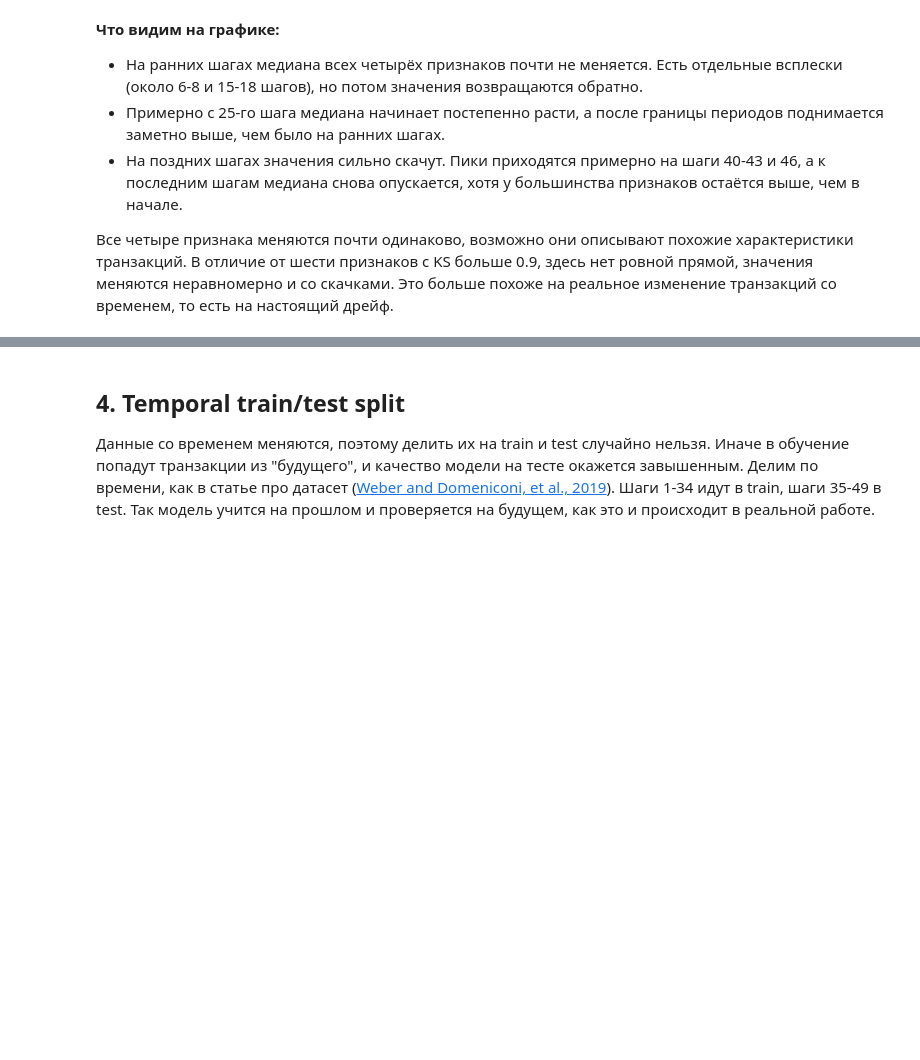
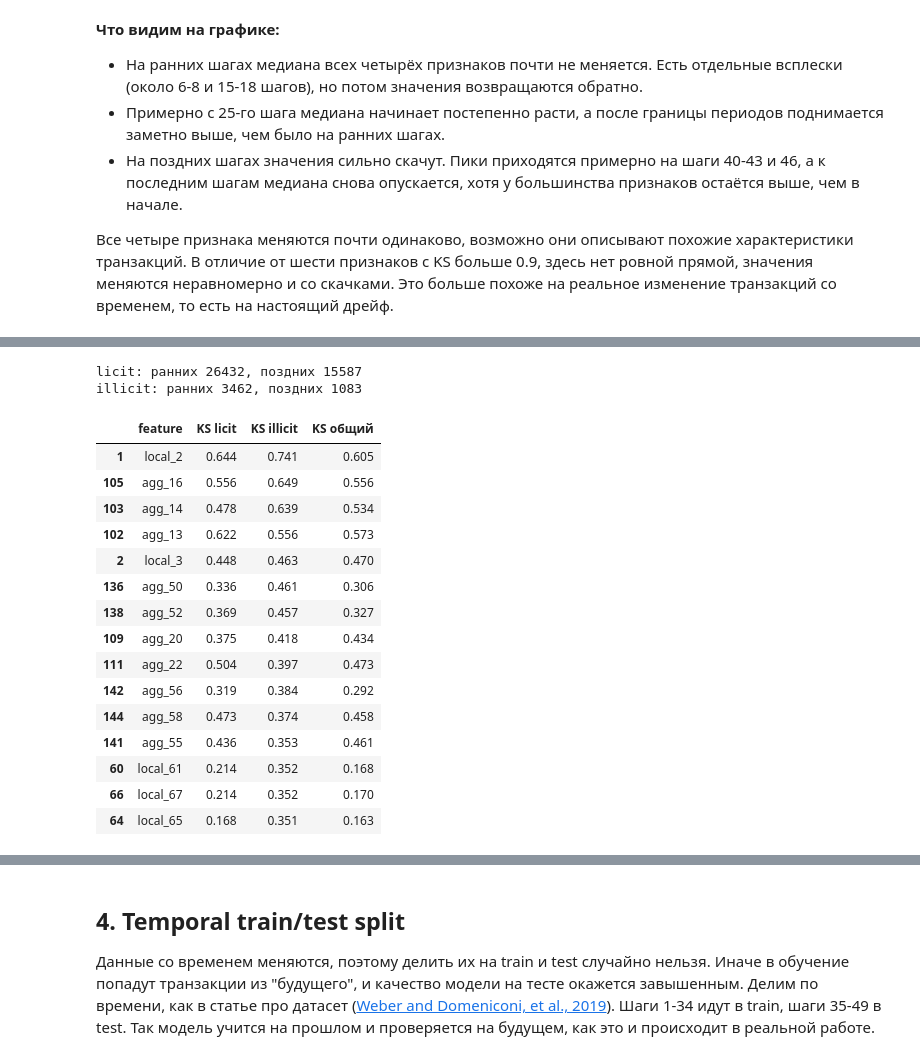
Before and after one commit to sinusxd/bitcoin-aml-detection, a Jupyter notebook: notebooks/02_eda_target_time.ipynb, the cells around one changed output, grey strips where cells are left out. Saved outputs shown, nothing was run; the diff lists cells and outputs as text; code cells hidden in the pictures; blank space fills up the shorter version.

```diff
--- a/notebooks/02_eda_target_time.ipynb
+++ b/notebooks/02_eda_target_time.ipynb
@@ -133,0 +172,17 @@ plt.show()
+# %%
+unknown_df = df[df["label"] == "unknown"]
+
+# признаки, по которым licit и illicit заметно различаются
+strong_features = ks_licit_illicit[ks_licit_illicit["KS"] > 0.2]["feature"]
+
+closer_to_licit = 0
+closer_to_illicit = 0
+
+for feature in strong_features:
+    ks_to_licit = ks_2samp(unknown_df[feature], licit_df[feature]).statistic
+    ks_to_illicit = ks_2samp(unknown_df[feature], illicit_df[feature]).statistic
+
+    if ks_to_licit < ks_to_illicit:
+        closer_to_licit += 1
+    else:
+        closer_to_illicit += 1
@@ -603,0 +683,46 @@ plt.show()
+# %%
+features_no_time = [f for f in FEATURES if f not in strange]
+
+early_licit = early[early["label"] == "licit"]
+late_licit = late[late["label"] == "licit"]
+early_illicit = early[early["label"] == "illicit"]
+late_illicit = late[late["label"] == "illicit"]
+
+print(f"licit: ранних {len(early_licit)}, поздних {len(late_licit)}")
+print(f"illicit: ранних {len(early_illicit)}, поздних {len(late_illicit)}")
+# %% [output]
+licit: ранних 26432, поздних 15587
+illicit: ранних 3462, поздних 1083
+# %%
+class_drift = []
+
+for feature in features_no_time:
+    class_drift.append({
+        "feature": feature,
+        "KS licit": ks_2samp(early_licit[feature], late_licit[feature]).statistic,
+        "KS illicit": ks_2samp(early_illicit[feature], late_illicit[feature]).statistic,
+    })
+
+class_drift = pd.DataFrame(class_drift)
+
+# добавляем общий KS из таблицы drift, чтобы сравнить
+class_drift = class_drift.merge(drift, on="feature").rename(columns={"KS": "KS общий"})
+
+class_drift.sort_values("KS illicit", ascending=False).head(15).round(3)
+# %% [output]
+|  | feature | KS licit | KS illicit | KS общий |
+| 1 | local_2 | 0.644 | 0.741 | 0.605 |
+| 105 | agg_16 | 0.556 | 0.649 | 0.556 |
+| 103 | agg_14 | 0.478 | 0.639 | 0.534 |
+| 102 | agg_13 | 0.622 | 0.556 | 0.573 |
+| 2 | local_3 | 0.448 | 0.463 | 0.470 |
+| 136 | agg_50 | 0.336 | 0.461 | 0.306 |
+| 138 | agg_52 | 0.369 | 0.457 | 0.327 |
+| 109 | agg_20 | 0.375 | 0.418 | 0.434 |
+| 111 | agg_22 | 0.504 | 0.397 | 0.473 |
+| 142 | agg_56 | 0.319 | 0.384 | 0.292 |
+| 144 | agg_58 | 0.473 | 0.374 | 0.458 |
+| 141 | agg_55 | 0.436 | 0.353 | 0.461 |
+| 60 | local_61 | 0.214 | 0.352 | 0.168 |
+| 66 | local_67 | 0.214 | 0.352 | 0.170 |
+| 64 | local_65 | 0.168 | 0.351 | 0.163 |
```
Also changed, not shown: parts of 20 cells of this notebook.
